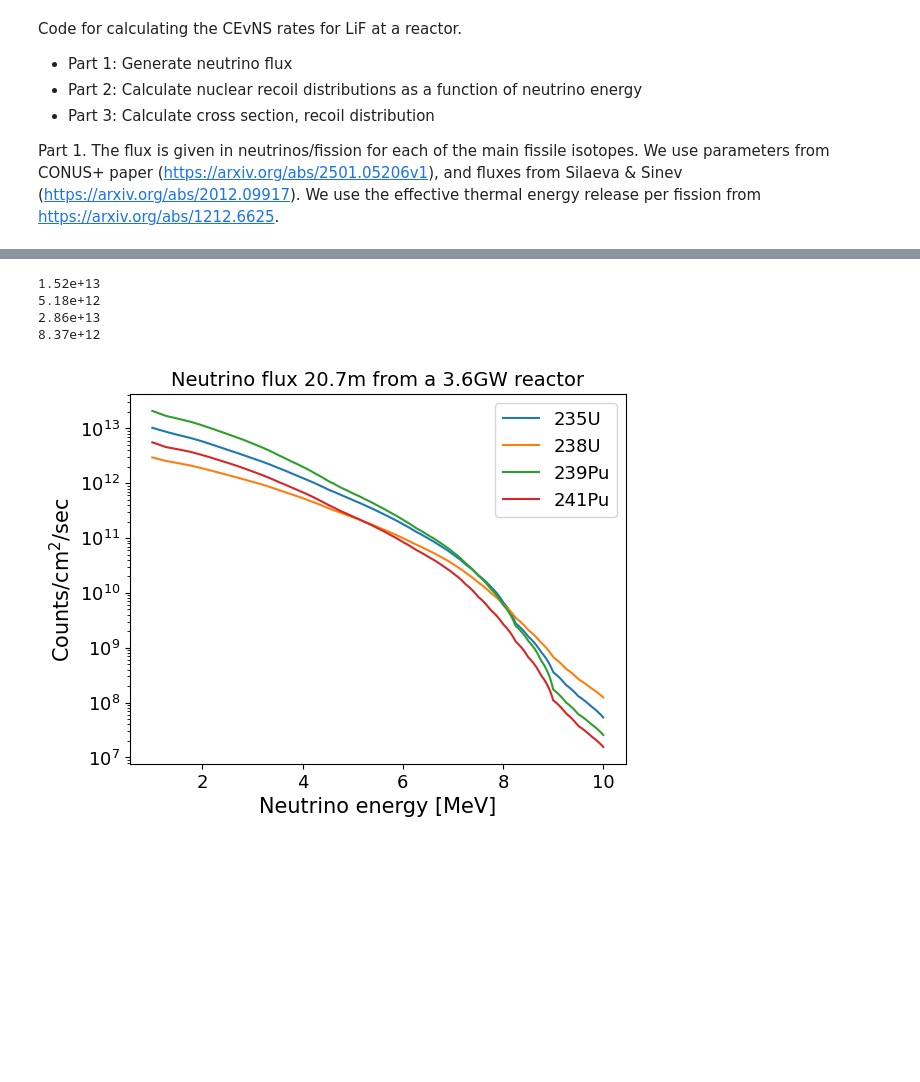
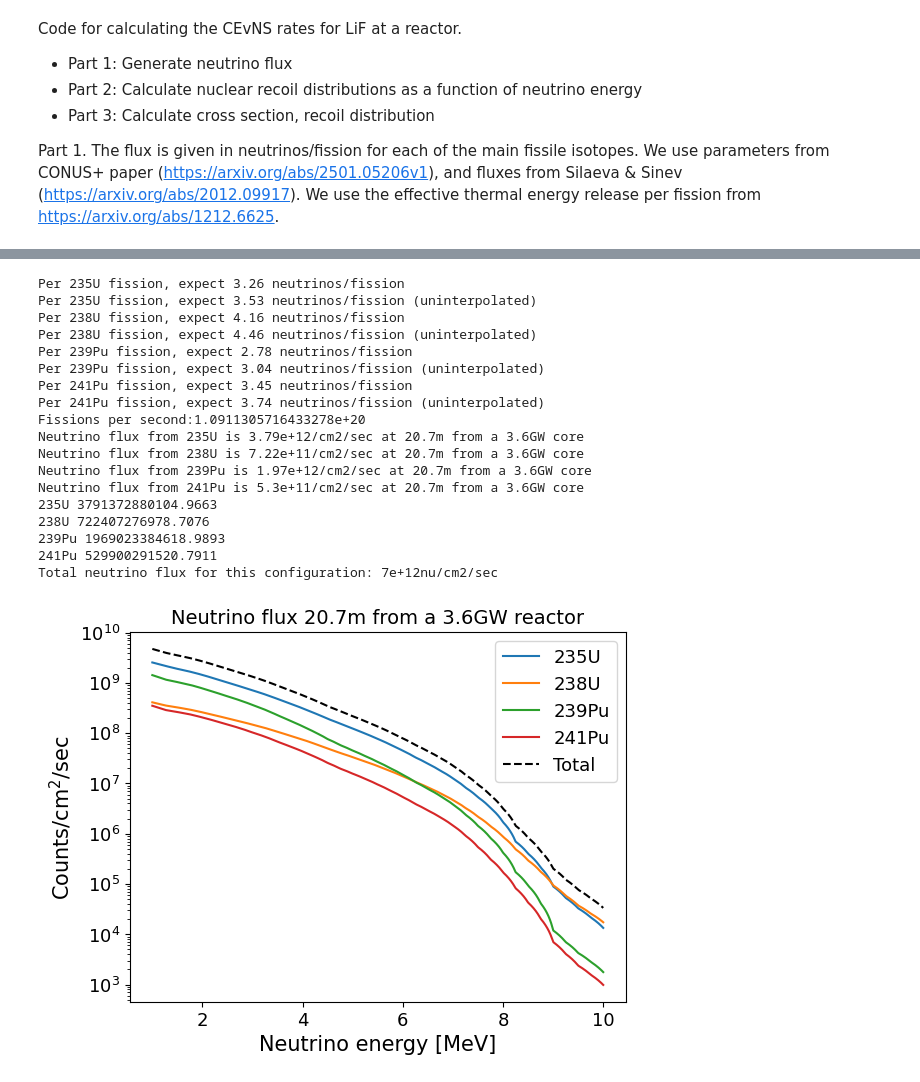
Before and after one commit to schedges/cevns_notebook, a Jupyter notebook: cevns.ipynb, the cells around one changed output, grey strips where cells are left out. Saved outputs shown, nothing was run; the diff lists cells and outputs as text; code cells hidden in the pictures; blank space fills up the shorter version.

```diff
--- a/cevns.ipynb
+++ b/cevns.ipynb
@@ -95,57 +168,91 @@ def loadFluxCSV(fname):
 #############
 raw_energy_arrs = []
 raw_flux_arrs = []
-raw_neutrinos_per_bin_per_fission = []
+raw_neutrinos_per_fission = []
 for core_isotope in core_isotopes:
   fname = f"Silaeva_{core_isotope}_vebar.csv"
   raw_energy_arr,raw_flux_arr = loadFluxCSV("data/spectra/"+fname)
   raw_energy_arrs.append(raw_energy_arr)
   raw_flux_arrs.append(raw_flux_arr)
-  raw_neutrinos_per_bin_per_fission.append(np.sum(raw_flux_arrs))
+  raw_neutrinos_per_fission.append(np.sum(raw_flux_arr))
 
 ##################################################
 ##Get global min/max, interpolate with 0 padding##
 ##################################################
+#Interpolate energy
 e_min = np.min(raw_energy_arrs)
 e_max = np.max(raw_energy_arrs)
 interpolated_energy_arr = np.arange(e_min,e_max+Enu_step_size_MeV,Enu_step_size_MeV)
 
-interpolated_flux_arrs = [np.interp(interpolated_energy_arr,raw_energy_arr,raw_flux_arrs[i],left=0,right=0) for i,raw_energy_arr in enumerate(raw_energy_arrs)]
+#Interpolate flux
+interpolated_flux_arrs = []
+for i,isotope in enumerate(core_isotopes):
+  interpolated_flux_arrs.append(np.interp(interpolated_energy_arr,raw_energy_arr,raw_flux_arrs[i],left=0,right=0))
+interpolated_flux_arrs = np.asarray(interpolated_flux_arrs)
+
+#Update flux to match new binning
+raw_bin_size = raw_energy_arrs[0][1] - raw_energy_arrs[0][0]
+for i,interpolated_flux_arr in enumerate(interpolated_flux_arrs):
+  interpolated_flux_arrs[i] = interpolated_flux_arr * Enu_step_size_MeV/raw_bin_size
+
+for i,core_isotope in enumerate(core_isotopes):
+  print(f"Per {core_isotope} fission, expect {np.sum(interpolated_flux_arrs[i]):.2f} neutrinos/fission")
+  print(f"Per {core_isotope} fission, expect {np.sum(raw_flux_arrs[i]):.2f} neutrinos/fission (uninterpolated)")
 
 #################
 ##Normalization##
 #################
 fig,ax = plt.subplots()
-#Normalize area to 1
+#Normalize sum to 1
 for i,interpolated_flux_arr in enumerate(interpolated_flux_arrs):
-  interpolated_flux_arrs[i] = interpolated_flux_arr / ( np.sum(interpolated_flux_arr) * Enu_step_size_MeV )
+  interpolated_flux_arrs[i] = interpolated_flux_arr / np.sum(interpolated_flux_arr)
 
 #Calculate flux
 joules_per_second = power_GW * math.pow(10,9)
 MeV_per_second = joules_per_second * MeV_per_joule
-avg_fission_energy_MeV = np.average([energy_per_fission_MeV_dict[isotope]*core_fractions[i] for i,isotope in enumerate(core_isotopes)])
+avg_fission_energy_MeV = np.sum([energy_per_fission_MeV_dict[isotope]*core_fractions[i] for i,isotope in enumerate(core_isotopes)])
 total_fissions_per_second = MeV_per_second/avg_fission_energy_MeV
+print("Fissions per second:"+str(total_fissions_per_second))
 
 #Scale interpolated fluxes
 for i,interpolated_flux_arr in enumerate(interpolated_flux_arrs):
 
   isotope_fissions_per_second = core_fractions[i]*total_fissions_per_second
-  interpolated_flux_arrs[i] = interpolated_flux_arrs[i] * raw_neutrinos_per_bin_per_fission[i] * isotope_fissions_per_second
+  interpolated_flux_arrs[i] = interpolated_flux_arrs[i] * raw_neutrinos_per_fission[i] * isotope_fissions_per_second
   interpolated_flux_arrs[i] = interpolated_flux_arrs[i] / (4*math.pi*math.pow(distance_to_core_m*100,2))
   ax.plot(interpolated_energy_arr,interpolated_flux_arrs[i],label=core_isotopes[i])
-  print(f"{np.sum(interpolated_flux_arrs[i])*Enu_step_size_MeV:.3g}")
+  print(f"Neutrino flux from {core_isotopes[i]} is {np.sum(interpolated_flux_arrs[i]):.3g}/cm2/sec at {distance_to_core_m}m from a {power_GW}GW core")
 
+for i,isotope in enumerate(core_isotopes):
+  print(isotope,np.sum(interpolated_flux_arrs[i],axis=0))
+total_interpolated_flux = np.sum(interpolated_flux_arrs,axis=0)
+ax.plot(interpolated_energy_arr,total_interpolated_flux,"--",color="k",label="Total")
+print(f"Total neutrino flux for this configuration: {np.sum(total_interpolated_flux):.2g}nu/cm2/sec")
 plt.yscale("log")
 plt.legend()
 plt.xlabel("Neutrino energy [MeV]")
 plt.ylabel("Counts/cm$^2$/sec")
 plt.title(f"Neutrino flux {distance_to_core_m}m from a {power_GW}GW reactor")
 plt.savefig("reactor_fluxes.png",dpi=300,bbox_inches="tight")
 plt.show()
 # %% [output]
-1.52e+13
-5.18e+12
-2.86e+13
-8.37e+12
+Per 235U fission, expect 3.26 neutrinos/fission
+Per 235U fission, expect 3.53 neutrinos/fission (uninterpolated)
+Per 238U fission, expect 4.16 neutrinos/fission
+Per 238U fission, expect 4.46 neutrinos/fission (uninterpolated)
+Per 239Pu fission, expect 2.78 neutrinos/fission
+Per 239Pu fission, expect 3.04 neutrinos/fission (uninterpolated)
+Per 241Pu fission, expect 3.45 neutrinos/fission
+Per 241Pu fission, expect 3.74 neutrinos/fission (uninterpolated)
+Fissions per second:1.0911305716433278e+20
+Neutrino flux from 235U is 3.79e+12/cm2/sec at 20.7m from a 3.6GW core
+Neutrino flux from 238U is 7.22e+11/cm2/sec at 20.7m from a 3.6GW core
+Neutrino flux from 239Pu is 1.97e+12/cm2/sec at 20.7m from a 3.6GW core
+Neutrino flux from 241Pu is 5.3e+11/cm2/sec at 20.7m from a 3.6GW core
+235U 3791372880104.9663
+238U 722407276978.7076
+239Pu 1969023384618.9893
+241Pu 529900291520.7911
+Total neutrino flux for this configuration: 7e+12nu/cm2/sec
-[figure, old version]
+[figure, new version]
 # %%
```
Also changed, not shown: parts of 5 cells of this notebook.
